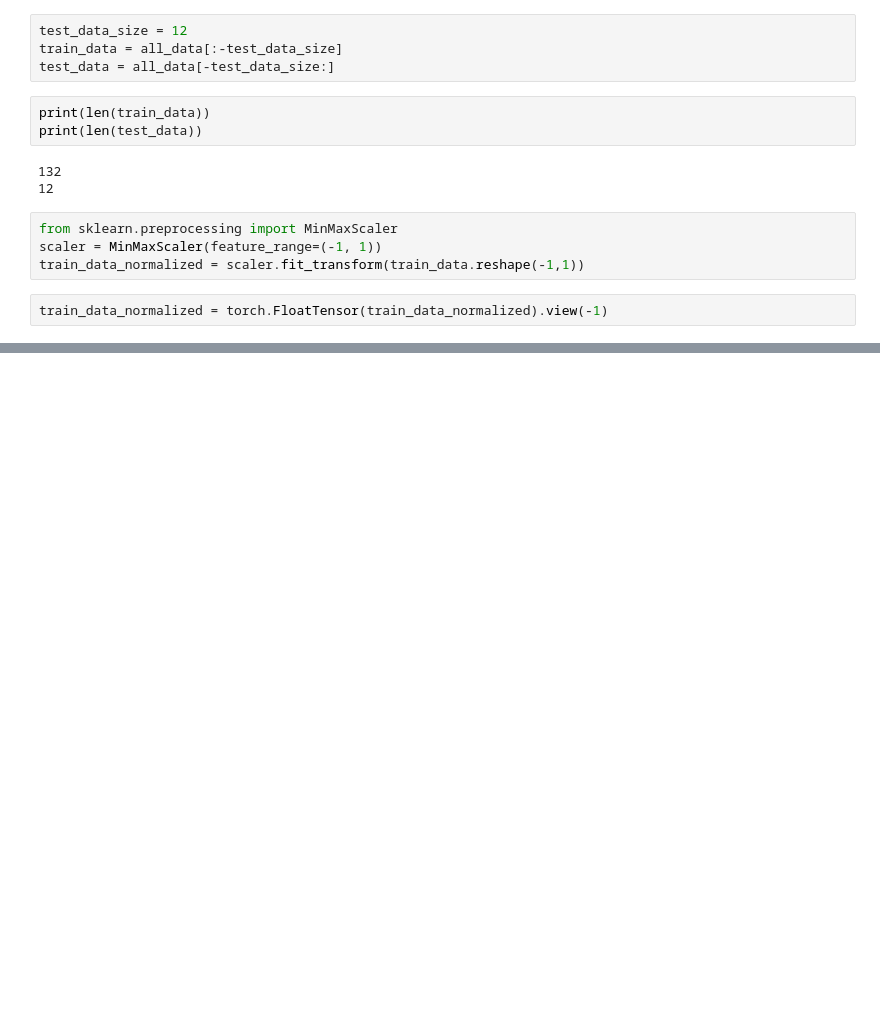
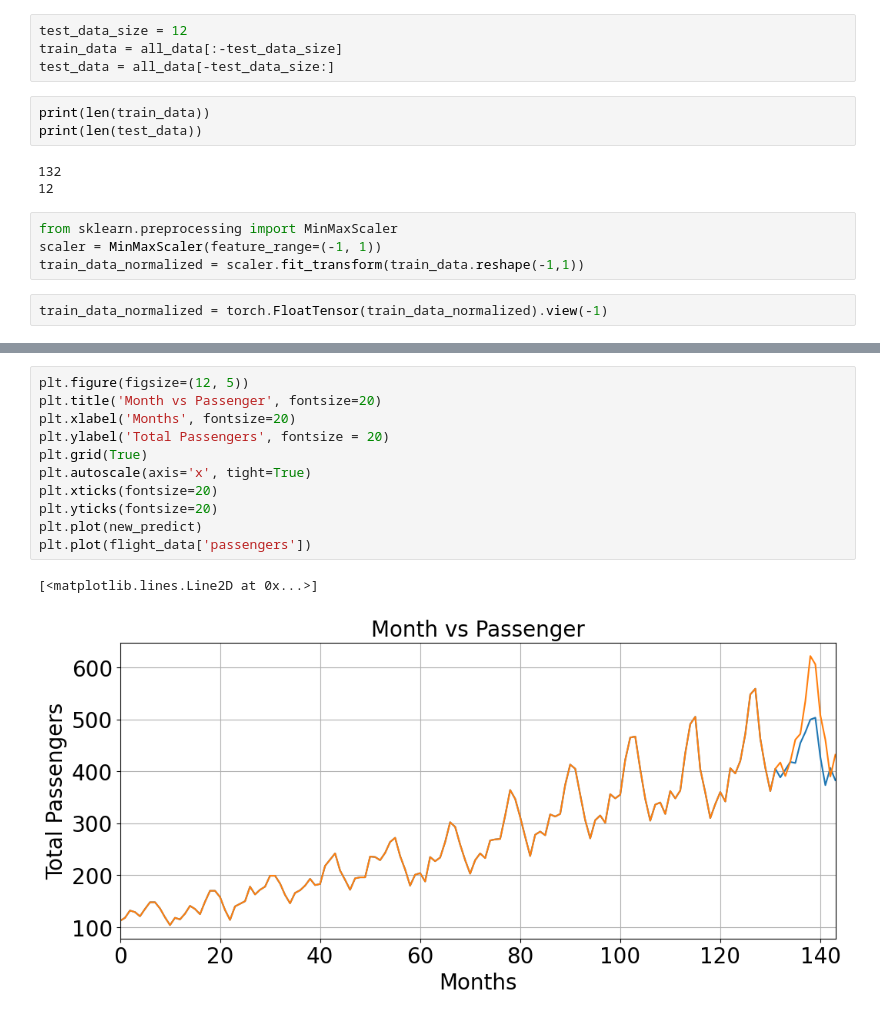
Before and after one commit to HyunsungRyu/self_study2024, a Jupyter notebook: passengers.ipynb, the cells around one changed output, grey strips where cells are left out. Saved outputs shown, nothing was run; the diff lists cells and outputs as text; blank space fills up the shorter version.

```diff
--- a/passengers.ipynb
+++ b/passengers.ipynb
@@ -219,0 +396,14 @@ start from utility function
+# %%
+plt.figure(figsize=(12, 5))
+plt.title('Month vs Passenger', fontsize=20)
+plt.xlabel('Months', fontsize=20)
+plt.ylabel('Total Passengers', fontsize = 20)
+plt.grid(True)
+plt.autoscale(axis='x', tight=True)
+plt.xticks(fontsize=20)
+plt.yticks(fontsize=20)
+plt.plot(new_predict)
+plt.plot(flight_data['passengers'])
+# %% [output]
+[<matplotlib.lines.Line2D at 0x...>]
+[figure, added]
```
Also changed, not shown: parts of 22 cells of this notebook.
